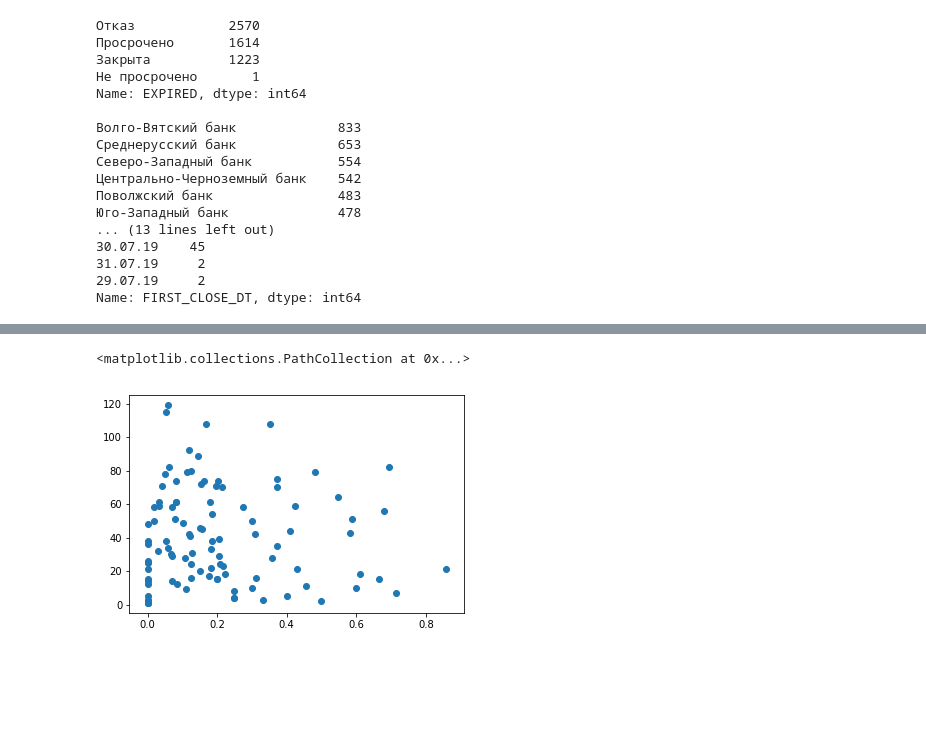
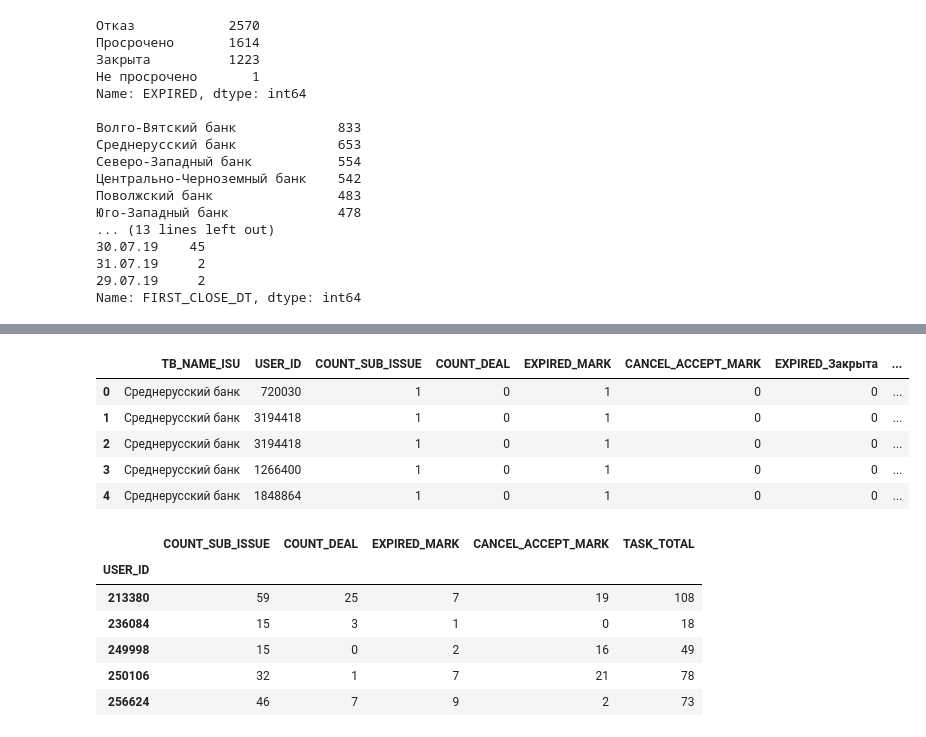
Before and after one commit to daniilstv/math, a Jupyter notebook: teorver_project.ipynb, the cells around one changed output, grey strips where cells are left out. Saved outputs shown, nothing was run; the diff lists cells and outputs as text; code cells hidden in the pictures; blank space fills up the shorter version.

```diff
--- a/teorver_project.ipynb
+++ b/teorver_project.ipynb
@@ -150,5 +76,28 @@ df1["DEAL_RATIO"] = df1["COUNT_DEAL"] / df1["COUNT_SUB_ISSUE"]
-# %%
-plt.scatter(df1["DEAL_RATIO"],df1["COUNT_SUB_ISSUE"])
-# %% [output]
-<matplotlib.collections.PathCollection at 0x...>
-[figure, removed]
+# %%
+df = df.join(pd.get_dummies(df["EXPIRED"], prefix = "EXPIRED"))
+df = df.join(pd.get_dummies(df["ISSUE_STAGE_NAME"], prefix = "ISSUE_STAGE_NAME"))
+df = df.drop(['ID', 'BEGIN_DT', 'END_DT', 'CREATE_DT', 'FIRST_ISSUE_CREATE_DT',
+       'FIRST_CLOSE_DT', 'ISSUE_STAGE_NAME', 'EXPIRED'], axis = 1)
+df.head()
+# %% [output]
+|  | TB_NAME_ISU | USER_ID | COUNT_SUB_ISSUE | COUNT_DEAL | EXPIRED_MARK | CANCEL_ACCEPT_MARK | EXPIRED_Закрыта | ... |
+| 0 | Среднерусский банк | 720030 | 1 | 0 | 1 | 0 | 0 | ... |
+| 1 | Среднерусский банк | 3194418 | 1 | 0 | 1 | 0 | 0 | ... |
+| 2 | Среднерусский банк | 3194418 | 1 | 0 | 1 | 0 | 0 | ... |
+| 3 | Среднерусский банк | 1266400 | 1 | 0 | 1 | 0 | 0 | ... |
+| 4 | Среднерусский банк | 1848864 | 1 | 0 | 1 | 0 | 0 | ... |
+# %%
+# добваить кол-во задач-строк
+df_tmp1 = df.groupby(["USER_ID"]).size()
+df_tmp2 = df.groupby("USER_ID")['COUNT_SUB_ISSUE',"COUNT_DEAL","EXPIRED_MARK","CANCEL_ACCEPT_MARK"].sum()
+df = pd.concat([df_tmp2, df_tmp1 ], axis=1 )
+df.rename(columns={df.columns[4]: 'TASK_TOTAL'}, inplace=True)
+df.head()
+# %% [output]
+|  | COUNT_SUB_ISSUE | COUNT_DEAL | EXPIRED_MARK | CANCEL_ACCEPT_MARK | TASK_TOTAL |
+| USER_ID |  |  |  |  |  |
+| 213380 | 59 | 25 | 7 | 19 | 108 |
+| 236084 | 15 | 3 | 1 | 0 | 18 |
+| 249998 | 15 | 0 | 2 | 16 | 49 |
+| 250106 | 32 | 1 | 7 | 21 | 78 |
+| 256624 | 46 | 7 | 9 | 2 | 73 |
```
Also changed, not shown: parts of 9 cells of this notebook.
